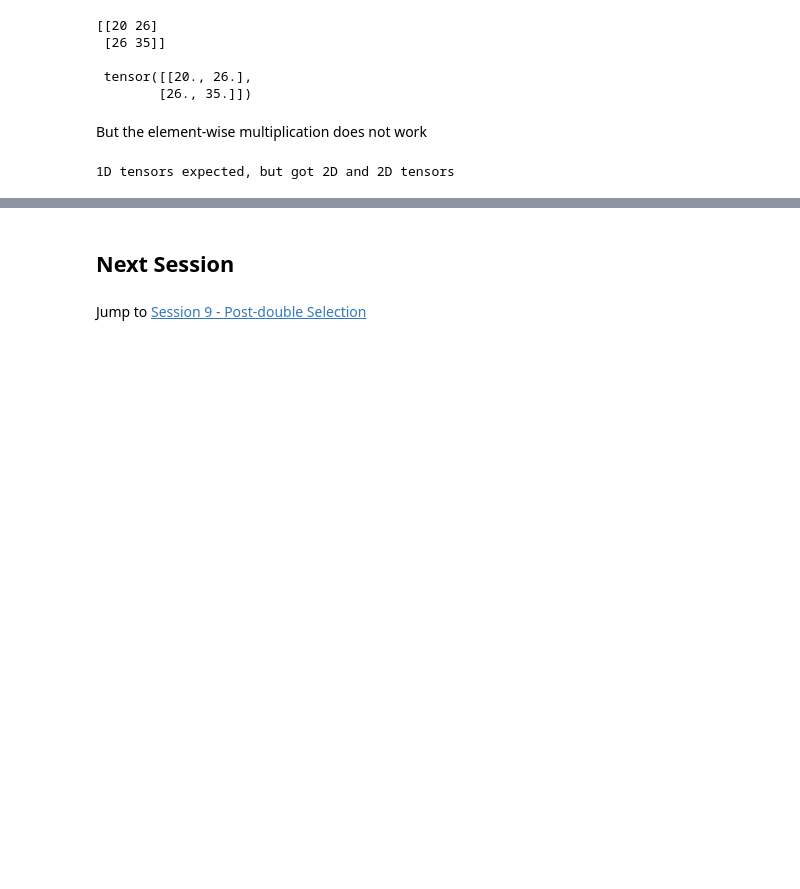
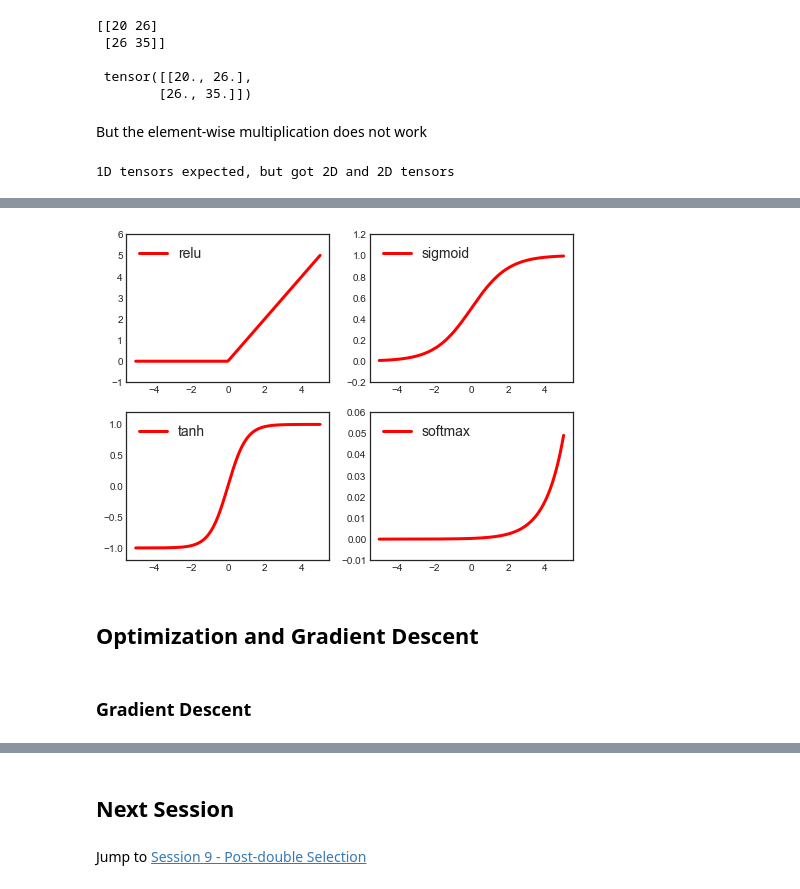
Before and after one commit to matteocourthoud/Machine-Learning-for-Economic-Analysis, a Jupyter notebook: 8_neuralnets.ipynb, the cells around one changed output, grey strips where cells are left out. Saved outputs shown, nothing was run; the diff lists cells and outputs as text; code cells hidden in the pictures; blank space fills up the shorter version.

```diff
--- a/8_neuralnets.ipynb
+++ b/8_neuralnets.ipynb
@@ -145,0 +215,35 @@ TBD
+# %%
+# X grid
+x_grid = torch.linspace(-5, 5, 200)  # x data (tensor), shape=(100, 1)
+x_grid = Variable(x_grid)
+x_grid_np = x_grid.data.numpy()   # numpy array for plotting
+
+# Activation functions
+y_relu = torch.relu(x_grid).data.numpy()
+y_sigmoid = torch.sigmoid(x_grid).data.numpy()
+y_tanh = torch.tanh(x_grid).data.numpy()
+y_softmax = torch.softmax(x_grid, dim=0).data.numpy()
+# %%
+fig, ((ax1, ax2), (ax3, ax4)) = plt.subplots(2,2, figsize=(8,6))
+
+# Relu
+ax1.plot(x_grid_np, y_relu, c='red', label='relu')
+ax1.set_ylim((-1, 6)); ax1.legend()
+
+# Sigmoid
+ax2.plot(x_grid_np, y_sigmoid, c='red', label='sigmoid')
+ax2.set_ylim((-0.2, 1.2)); ax2.legend()
+
+# Tanh
+ax3.plot(x_grid_np, y_tanh, c='red', label='tanh')
+ax3.set_ylim((-1.2, 1.2)); ax3.legend()
+
+# Softmax
+ax4.plot(x_grid_np, y_softmax, c='red', label='softmax')
+ax4.set_ylim((-0.01, 0.06)); ax4.legend();
+# %% [output]
+[figure, added]
+# %% [markdown]
+## Optimization and Gradient Descent
+# %% [markdown]
+### Gradient Descent
```
Also changed, not shown: parts of 68 cells of this notebook.
